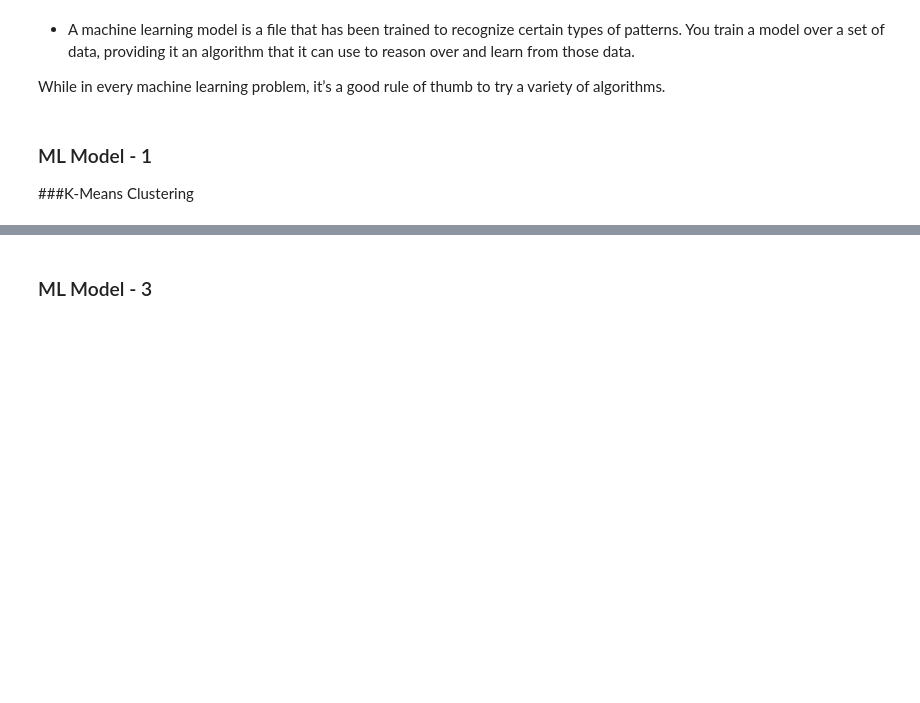
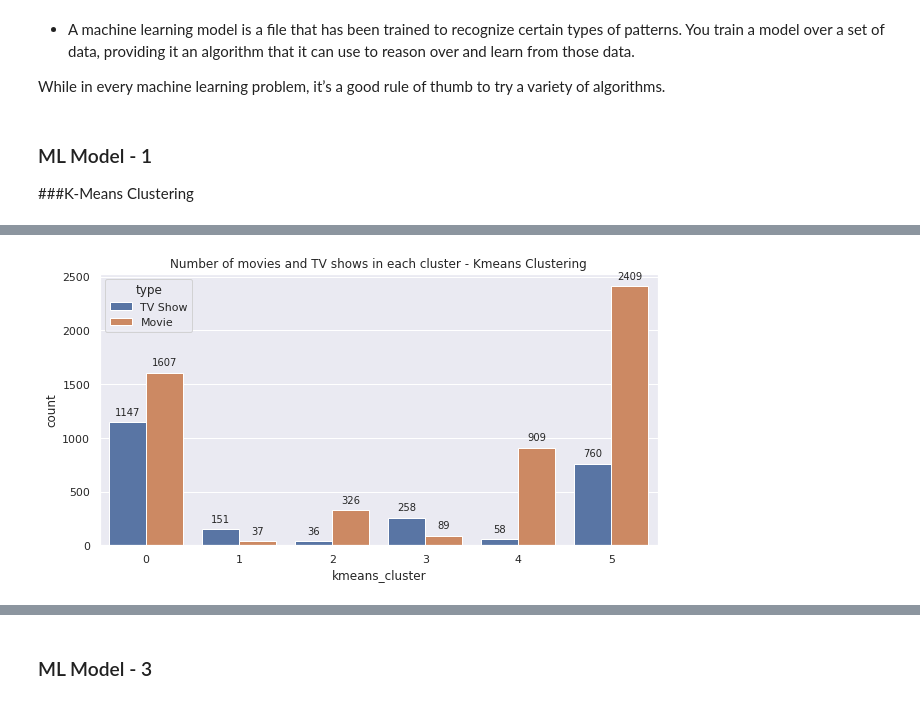
Before and after one commit to shivashukla02/Netflix-Movies-and-TV-Show-Clustering-Unsupervised, a Jupyter notebook: Netflix_Movies_and_TV_Show_Clustering_unsupervised.ipynb, the cells around one changed output, grey strips where cells are left out. Saved outputs shown, nothing was run; the diff lists cells and outputs as text; code cells hidden in the pictures; blank space fills up the shorter version.

```diff
--- a/Netflix_Movies_and_TV_Show_Clustering_unsupervised.ipynb
+++ b/Netflix_Movies_and_TV_Show_Clustering_unsupervised.ipynb
@@ -1531,7 +1530,9 @@ print((kmeans_distortion,kmeans_silhouette_score))
 # %%
 # Number of movies and tv shows in each cluster
 plt.figure(figsize=(10,5))
-q = sns.countplot(x='kmeans_cluster',data=df, hue='type')
+q = sns.countplot(x='kmeans_cluster',data=df1, hue='type')
 plt.title('Number of movies and TV shows in each cluster - Kmeans Clustering')
 for i in q.patches:
   q.annotate(format(i.get_height(), '.0f'), (i.get_x() + i.get_width() / 2., i.get_height()), ha = 'center', va = 'center', xytext = (0, 10), textcoords = 'offset points')
+# %% [output]
+[figure, added]
```
Also changed, not shown: parts of 38 cells of this notebook.
